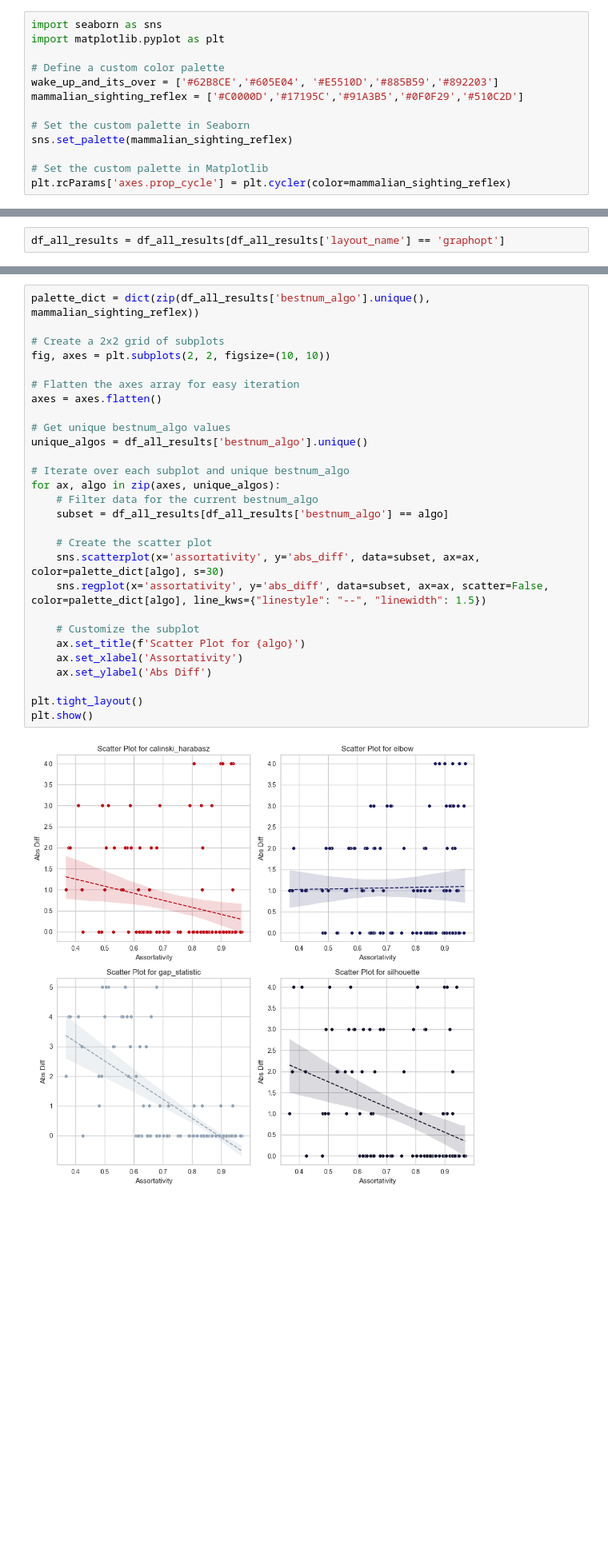
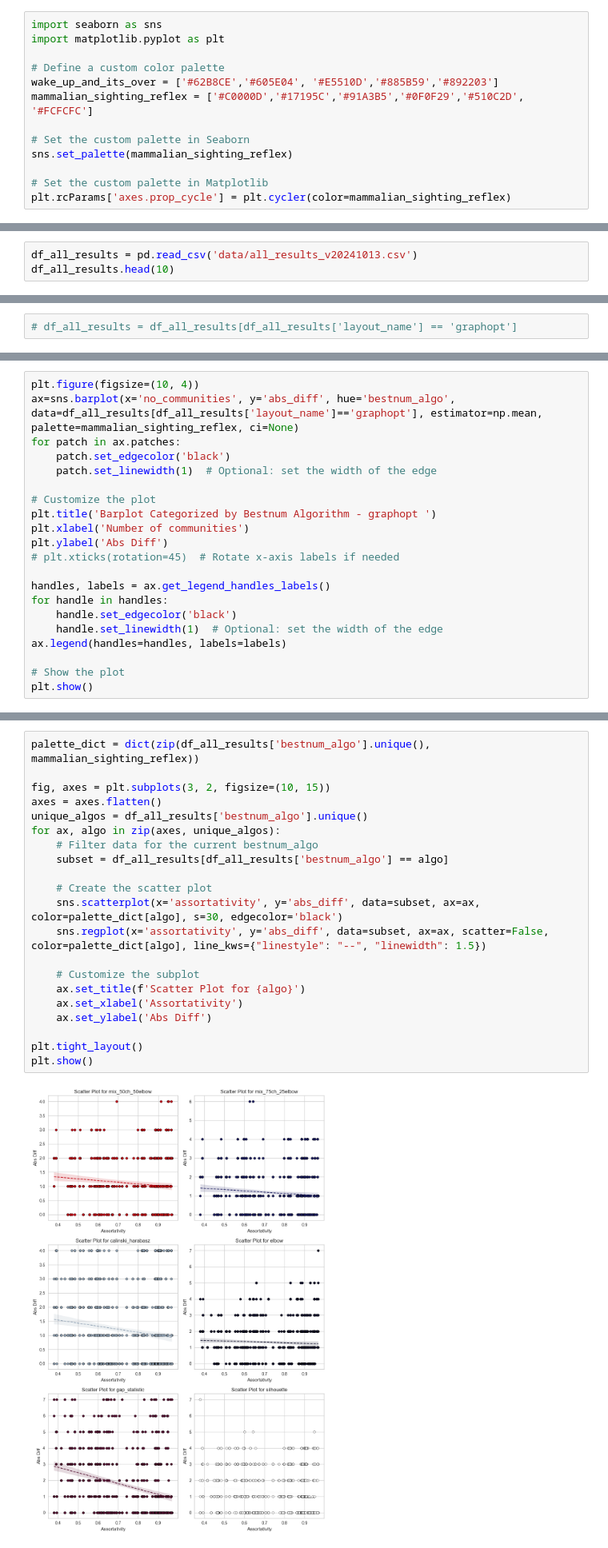
Before and after one commit to ARUMHC/Geometric-Properties-of-Graph-Visualization-Methods, a Jupyter notebook: code/NB_choosing_best_num_algorithms_TESTING.ipynb, the cells around one changed output, grey strips where cells are left out. Shown at 80% size. Cells and saved outputs as stored; diff of their text form; blank space fills up the shorter version.

```diff
--- a/code/NB_choosing_best_num_algorithms_TESTING.ipynb
+++ b/code/NB_choosing_best_num_algorithms_TESTING.ipynb
@@ -48,7 +93,7 @@ import matplotlib.pyplot as plt
 
 # Define a custom color palette
 wake_up_and_its_over = ['#62B8CE','#605E04', '#E5510D','#885B59','#892203']
-mammalian_sighting_reflex = ['#C0000D','#17195C','#91A3B5','#0F0F29','#510C2D']
+mammalian_sighting_reflex = ['#C0000D','#17195C','#91A3B5','#0F0F29','#510C2D', '#FCFCFC']
 
 # Set the custom palette in Seaborn
 sns.set_palette(mammalian_sighting_reflex)
@@ -97,0 +164,3 @@ df_all_results.to_csv('data/all_results.csv', index=False)
+# %%
+df_all_results = pd.read_csv('data/all_results_v20241013.csv')
+df_all_results.head(10)
@@ -98,2 +179,2 @@ df_all_results.to_csv('data/all_results.csv', index=False)
 # %%
-df_all_results = df_all_results[df_all_results['layout_name'] == 'graphopt']
+# df_all_results = df_all_results[df_all_results['layout_name'] == 'graphopt']
@@ -141,0 +395,21 @@ plt.show()
+# %%
+plt.figure(figsize=(10, 4))
+ax=sns.barplot(x='no_communities', y='abs_diff', hue='bestnum_algo', data=df_all_results[df_all_results['layout_name']=='graphopt'], estimator=np.mean, palette=mammalian_sighting_reflex, ci=None)
+for patch in ax.patches:
+    patch.set_edgecolor('black')
+    patch.set_linewidth(1)  # Optional: set the width of the edge
+
+# Customize the plot
+plt.title('Barplot Categorized by Bestnum Algorithm - graphopt ')
+plt.xlabel('Number of communities')
+plt.ylabel('Abs Diff')
+# plt.xticks(rotation=45)  # Rotate x-axis labels if needed
+
+handles, labels = ax.get_legend_handles_labels()
+for handle in handles:
+    handle.set_edgecolor('black')
+    handle.set_linewidth(1)  # Optional: set the width of the edge
+ax.legend(handles=handles, labels=labels)
+
+# Show the plot
+plt.show()
@@ -157,31 +435,24 @@ plt.show()
 # %%
 palette_dict = dict(zip(df_all_results['bestnum_algo'].unique(), mammalian_sighting_reflex))
 
-# Create a 2x2 grid of subplots
-fig, axes = plt.subplots(2, 2, figsize=(10, 10))
-
-# Flatten the axes array for easy iteration
+fig, axes = plt.subplots(3, 2, figsize=(10, 15))
 axes = axes.flatten()
-
-# Get unique bestnum_algo values
 unique_algos = df_all_results['bestnum_algo'].unique()
-
-# Iterate over each subplot and unique bestnum_algo
 for ax, algo in zip(axes, unique_algos):
     # Filter data for the current bestnum_algo
     subset = df_all_results[df_all_results['bestnum_algo'] == algo]
 
     # Create the scatter plot
-    sns.scatterplot(x='assortativity', y='abs_diff', data=subset, ax=ax, color=palette_dict[algo], s=30)
+    sns.scatterplot(x='assortativity', y='abs_diff', data=subset, ax=ax, color=palette_dict[algo], s=30, edgecolor='black')
     sns.regplot(x='assortativity', y='abs_diff', data=subset, ax=ax, scatter=False, color=palette_dict[algo], line_kws={"linestyle": "--", "linewidth": 1.5})
 
     # Customize the subplot
     ax.set_title(f'Scatter Plot for {algo}')
     ax.set_xlabel('Assortativity')
     ax.set_ylabel('Abs Diff')
 
 plt.tight_layout()
 plt.show()
 # %% [output]
-[figure, old version]
+[figure, new version]
 # %%
```
Also changed, not shown: parts of 49 cells of this notebook, 37 other files.
